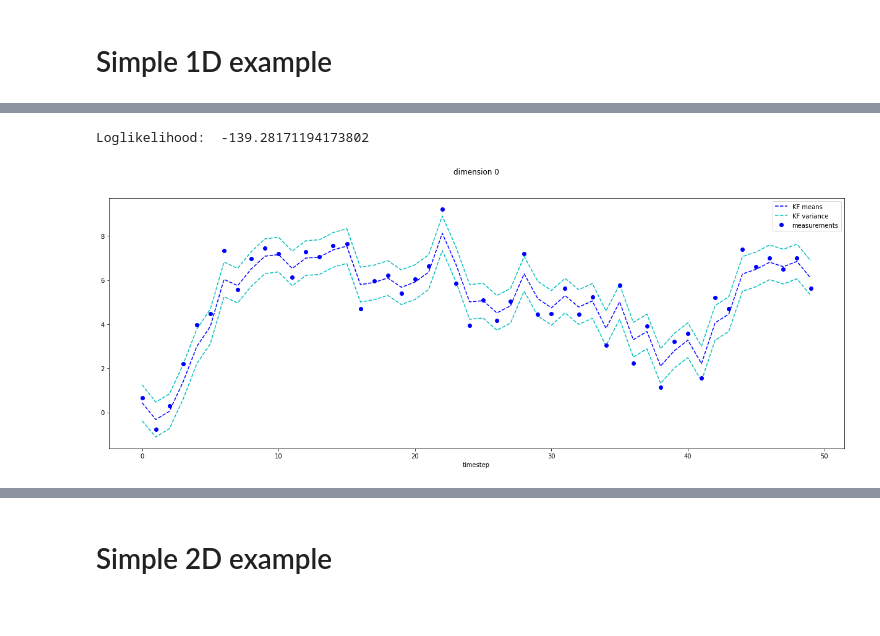
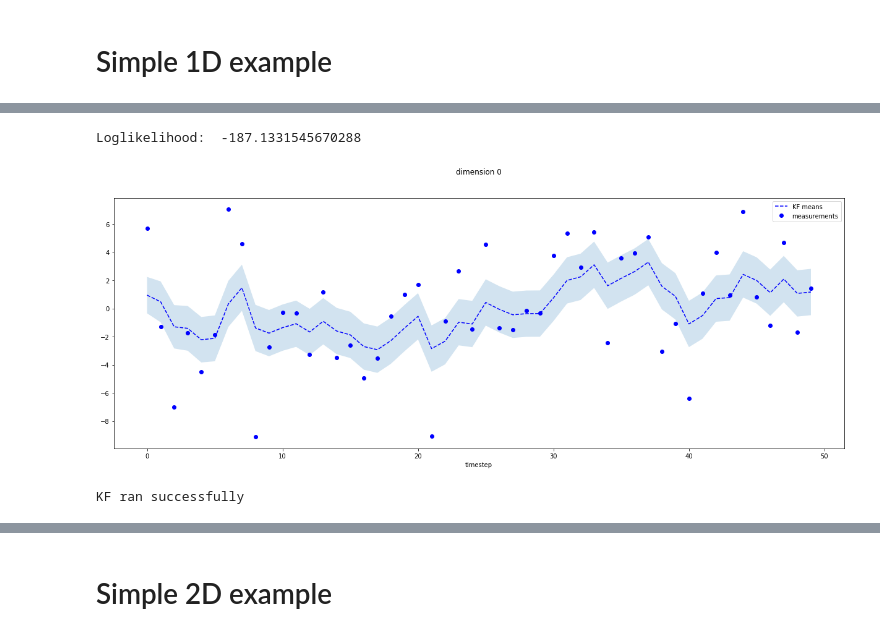
Before and after one commit to pints-team/SMC, a Jupyter notebook: PFExamples.ipynb, the cells around one changed output, grey strips where cells are left out. Drawn from its saved outputs; the diff is of its cells as text; code cells hidden in the pictures.

```diff
--- a/PFExamples.ipynb
+++ b/PFExamples.ipynb
@@ -4,7 +4,10 @@
 
 import numpy as np
 import matplotlib.pyplot as plt
+import seaborn as sns
+from multiprocessing import Pool
 from PFClasses import SimpleModel, ParticleFilter, Kalman, Event, StochasticModelTauLeaping
+plt.rcParams['figure.figsize'] = (17, 7)
 # %% [output]
 The autoreload extension is already loaded. To reload it, use:
   %reload_ext autoreload
@@ -15,7 +211,7 @@ x_0 = np.array([0.])
 F = np.array([[1.]])
 H = np.array([[1.]])
 Q = np.array([[1.]])
-R = np.array([[1.]])
+R = np.array([[1.]]) * 10
 
 model1 = SimpleModel(x_0, F, H, Q, R)
 time = 50
@@ -34,9 +232,10 @@ Marginal likelihood:  -62.693
 # %%
-kf1 = Kalman(model1, print_results=True)
-kf_means, kf_variances = kf1.run(time)
+kf1 = Kalman(model1, print_results=True, measurement_err_cov_matrix=model1.R)
+kf_means, kf_variances, kf_loglikelihood = kf1.run(time)
 # %% [output]
-Loglikelihood:  -139.28171194173802
+Loglikelihood:  -187.1331545670288
-[figure, old version]
+[figure, new version]
+KF ran successfully
 # %%
 times = range(time)
 fig = plt.figure()
```
Also changed, not shown: parts of 63 cells of this notebook, 2 other files.
